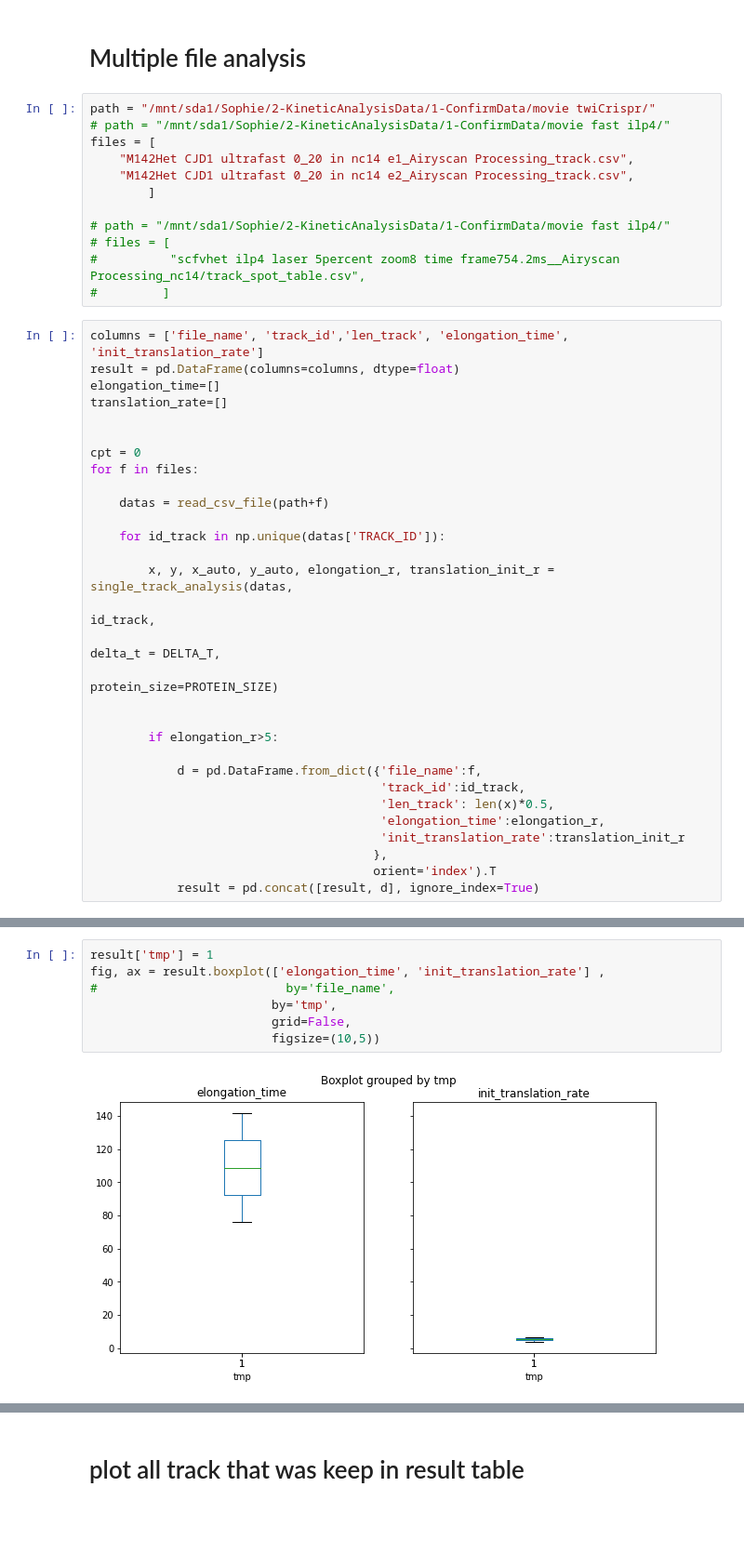
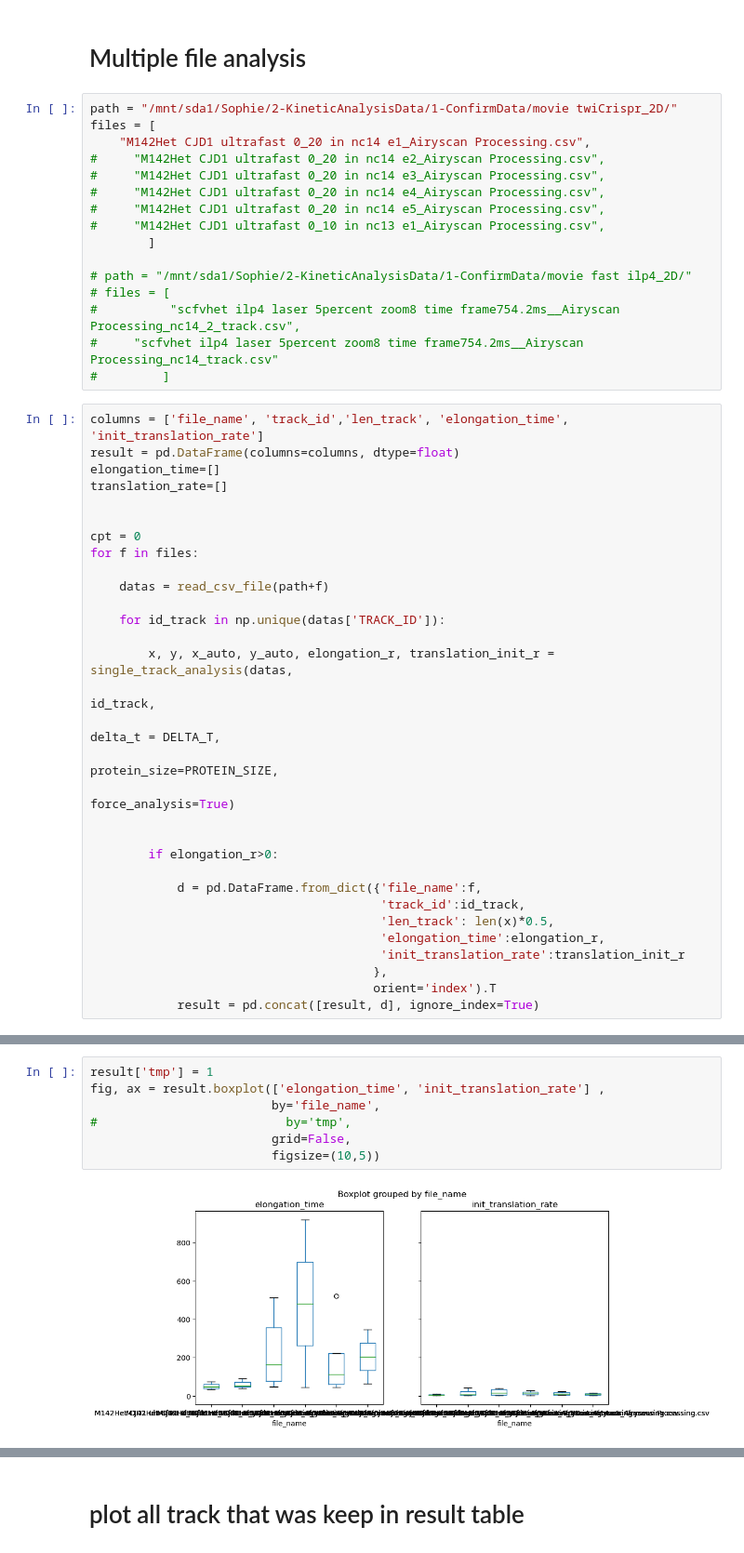
Before and after one commit to sophietheis/KineticAnalysis, a Jupyter notebook: notebook/Analyse_kinetic-Verification.ipynb, the cells around one changed output, grey strips where cells are left out. Shown at 93% size. Cells and saved outputs as stored; diff of their text form; blank space fills up the shorter version.

```diff
--- a/notebook/Analyse_kinetic-Verification.ipynb
+++ b/notebook/Analyse_kinetic-Verification.ipynb
@@ -62,16 +64,20 @@ fig.set_size_inches((10,10))
 # %% [markdown]
 # Multiple file analysis
 # %%
-path = "/mnt/sda1/Sophie/2-KineticAnalysisData/1-ConfirmData/movie twiCrispr/"
-# path = "/mnt/sda1/Sophie/2-KineticAnalysisData/1-ConfirmData/movie fast ilp4/"
+path = "/mnt/sda1/Sophie/2-KineticAnalysisData/1-ConfirmData/movie twiCrispr_2D/"
 files = [
-    "M142Het CJD1 ultrafast 0_20 in nc14 e1_Airyscan Processing_track.csv",
-    "M142Het CJD1 ultrafast 0_20 in nc14 e2_Airyscan Processing_track.csv",
+    "M142Het CJD1 ultrafast 0_20 in nc14 e1_Airyscan Processing.csv",
+#     "M142Het CJD1 ultrafast 0_20 in nc14 e2_Airyscan Processing.csv",
+#     "M142Het CJD1 ultrafast 0_20 in nc14 e3_Airyscan Processing.csv",
+#     "M142Het CJD1 ultrafast 0_20 in nc14 e4_Airyscan Processing.csv",
+#     "M142Het CJD1 ultrafast 0_20 in nc14 e5_Airyscan Processing.csv",
+#     "M142Het CJD1 ultrafast 0_10 in nc13 e1_Airyscan Processing.csv",
         ]
 
-# path = "/mnt/sda1/Sophie/2-KineticAnalysisData/1-ConfirmData/movie fast ilp4/"
+# path = "/mnt/sda1/Sophie/2-KineticAnalysisData/1-ConfirmData/movie fast ilp4_2D/"
 # files = [
-#          "scfvhet ilp4 laser 5percent zoom8 time frame754.2ms__Airyscan Processing_nc14/track_spot_table.csv",
+#          "scfvhet ilp4 laser 5percent zoom8 time frame754.2ms__Airyscan Processing_nc14_2_track.csv",
+#     "scfvhet ilp4 laser 5percent zoom8 time frame754.2ms__Airyscan Processing_nc14_track.csv"
 #         ]
 # %%
 columns = ['file_name', 'track_id','len_track', 'elongation_time', 'init_translation_rate']
@@ -90,10 +96,11 @@ for f in files:
         x, y, x_auto, y_auto, elongation_r, translation_init_r = single_track_analysis(datas,
                                                                                id_track,
                                                                                delta_t = DELTA_T,
-                                                                               protein_size=PROTEIN_SIZE)
+                                                                               protein_size=PROTEIN_SIZE,
+                                                                                      force_analysis=True)
 
 
-        if elongation_r>5:
+        if elongation_r>0:
 
             d = pd.DataFrame.from_dict({'file_name':f,
                                         'track_id':id_track,
@@ -152,12 +182,12 @@ fig.set_size_inches((15,10))
 # %%
 result['tmp'] = 1
 fig, ax = result.boxplot(['elongation_time', 'init_translation_rate'] ,
-#                          by='file_name',
-                         by='tmp',
+                         by='file_name',
+#                          by='tmp',
                          grid=False,
                          figsize=(10,5))
 # %% [output]
-[figure, old version]
+[figure, new version]
 # %%
 result.mean()
 # %% [output]
```
Also changed, not shown: parts of 9 cells of this notebook, 12 other files.
